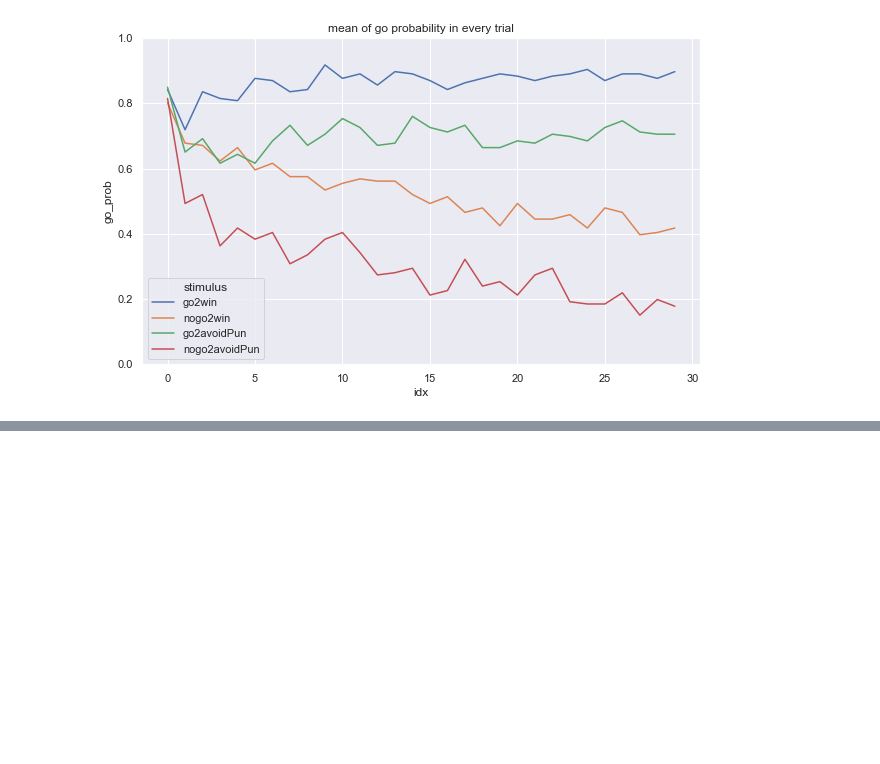
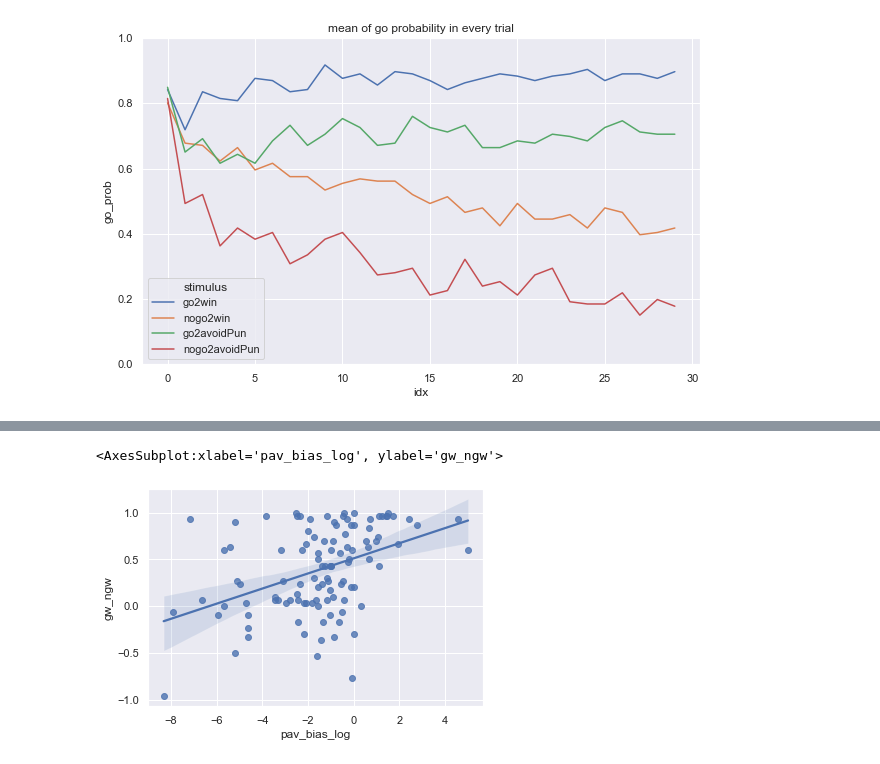
Before and after one commit to Sepsad/Interindividual-differences-in-Learning-to-Act-or-Avoid, a Jupyter notebook: First_session.ipynb, the cells around one changed output, grey strips where cells are left out. Cells and saved outputs as stored; diff of their text form; code cells hidden in the pictures; blank space fills up the shorter version.

```diff
--- a/First_session.ipynb
+++ b/First_session.ipynb
@@ -256,0 +312,12 @@ from sys import path
+# %%
+mr_perf = pd.merge(mr_df, final_performace_data, on='mturkID')
+
+# mr_perf = mr_perf[mr_perf.noise < 0.5]
+# %%
+mr_perf['gw_ngw'] = mr_perf.go2win_first_session - mr_perf.nogo2win_first_session
+# mr_perf = mr_perf[(np.log(mr_perf.pav_bias) > -20) & (np.log(mr_perf.pav_bias) < 20)]
+# %%
+sns.regplot(x=('pav_bias_log'), y='gw_ngw', data = mr_perf[(mr_perf.pav_bias_log < 10) & (mr_perf.pav_bias_log > -10)])
+# %% [output]
+<AxesSubplot:xlabel='pav_bias_log', ylabel='gw_ngw'>
+[figure, added]
```
Also changed, not shown: parts of 13 cells of this notebook.
